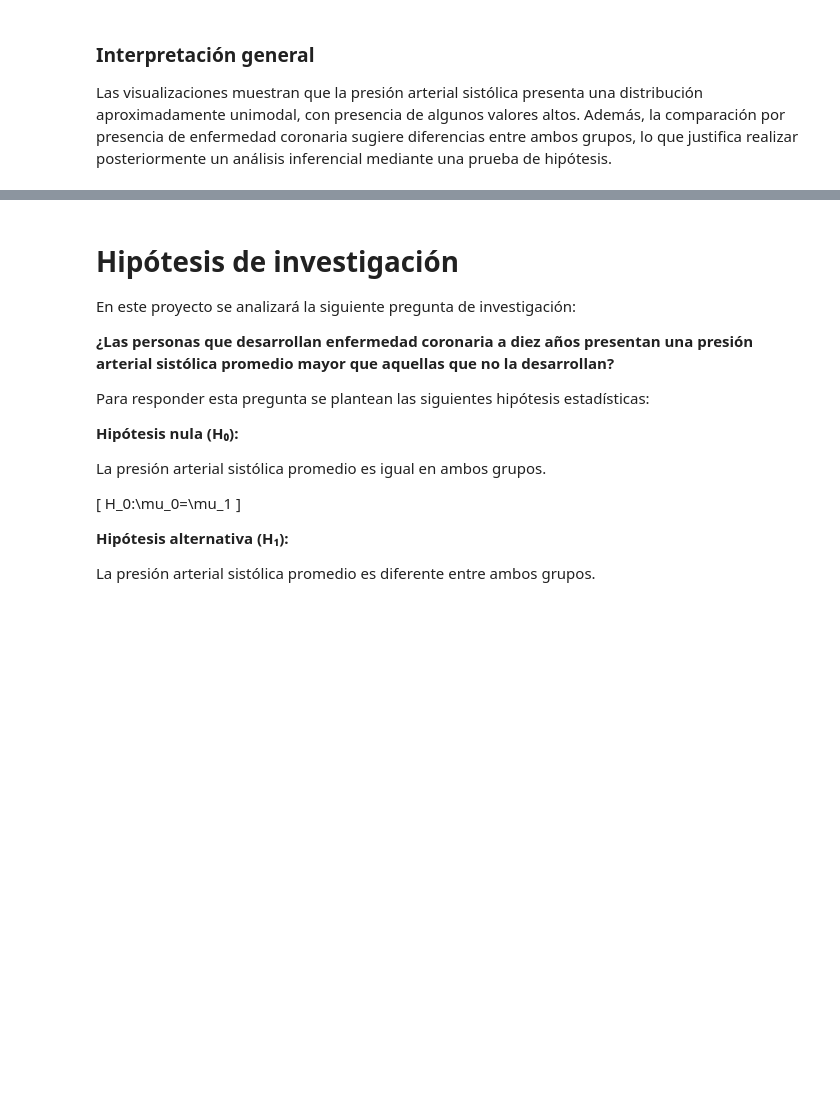
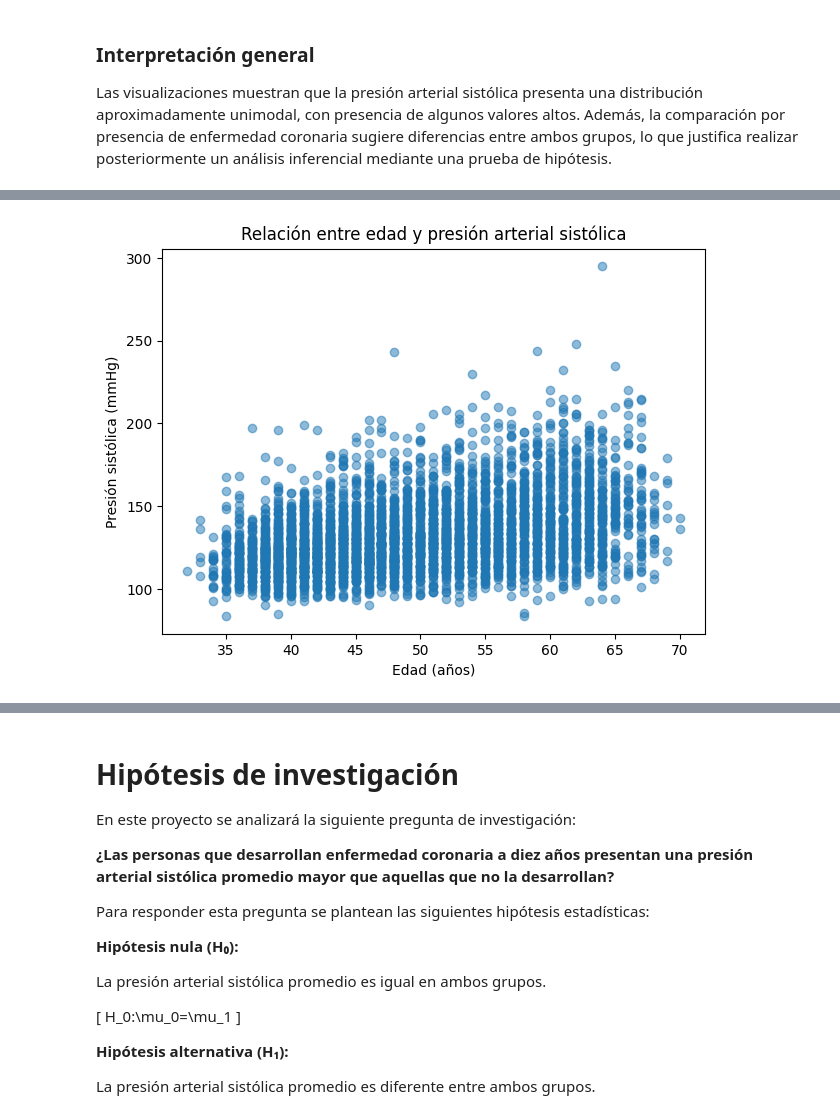
Before and after one commit to Prod1982/mcdi501_grupo6, a Jupyter notebook: notebooks/F1_Analisis_Exploratorio.ipynb, the cells around one changed output, grey strips where cells are left out. Saved outputs shown, nothing was run; the diff lists cells and outputs as text; code cells hidden in the pictures; blank space fills up the shorter version.

```diff
--- a/notebooks/F1_Analisis_Exploratorio.ipynb
+++ b/notebooks/F1_Analisis_Exploratorio.ipynb
@@ -356,0 +534,16 @@ Las visualizaciones muestran que la presión arterial sistólica presenta una di
+# %%
+plt.figure(figsize=(7,5))
+
+plt.scatter(
+    df["age"],
+    df["sysBP"],
+    alpha=0.5
+)
+
+plt.xlabel("Edad (años)")
+plt.ylabel("Presión sistólica (mmHg)")
+plt.title("Relación entre edad y presión arterial sistólica")
+
+plt.show()
+# %% [output]
+[figure, added]
```
Also changed, not shown: parts of 38 cells of this notebook, 1 other file.
